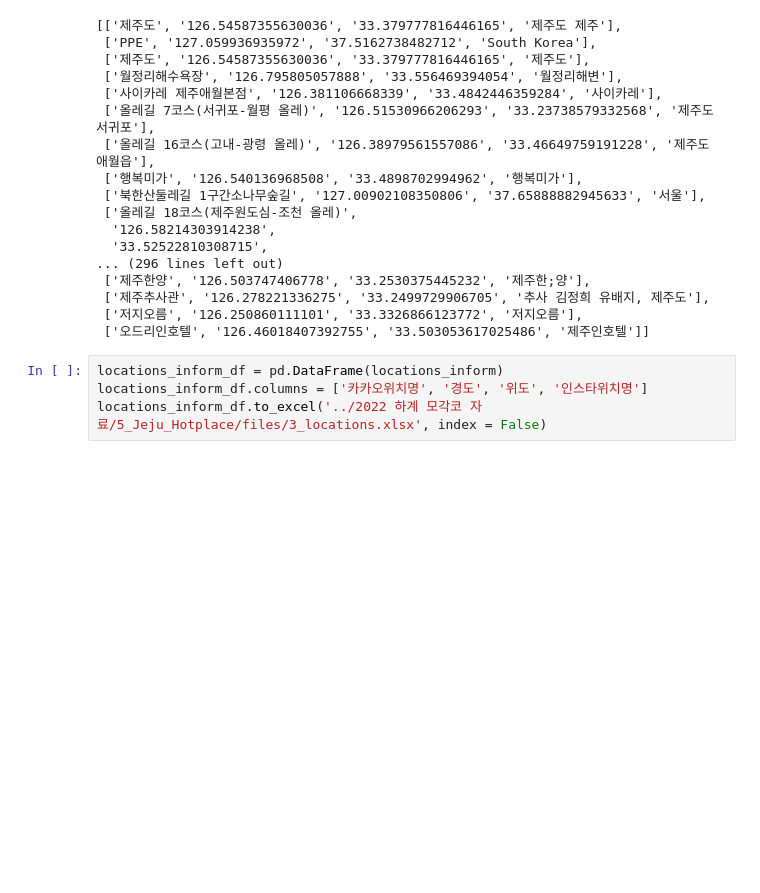
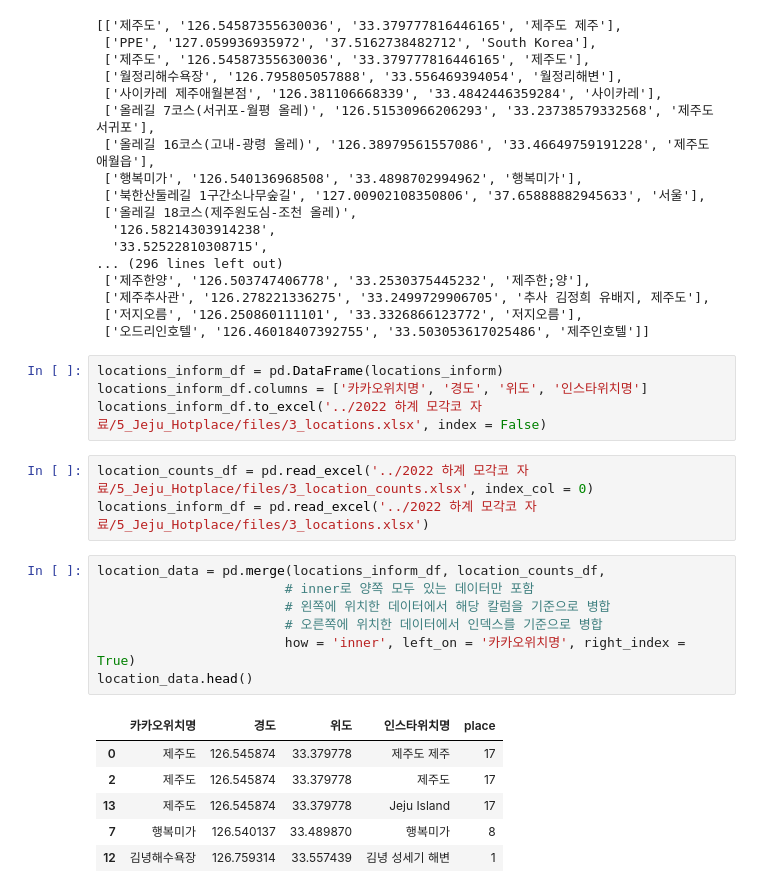
Before and after one commit to eunbin777/StudyAboutML, a Jupyter notebook: 2022 하계 모각코/chapter5-3.ipynb, the cells around one changed output. Drawn from its saved outputs; the diff is of its cells as text; blank space fills up the shorter version.

```diff
--- a/2022 하계 모각코/chapter5-3.ipynb
+++ b/2022 하계 모각코/chapter5-3.ipynb
@@ -159,3 +159,20 @@ locations_inform
 locations_inform_df = pd.DataFrame(locations_inform)
 locations_inform_df.columns = ['카카오위치명', '경도', '위도', '인스타위치명']
 locations_inform_df.to_excel('../2022 하계 모각코 자료/5_Jeju_Hotplace/files/3_locations.xlsx', index = False)
+# %%
+location_counts_df = pd.read_excel('../2022 하계 모각코 자료/5_Jeju_Hotplace/files/3_location_counts.xlsx', index_col = 0)
+locations_inform_df = pd.read_excel('../2022 하계 모각코 자료/5_Jeju_Hotplace/files/3_locations.xlsx')
+# %%
+location_data = pd.merge(locations_inform_df, location_counts_df,
+                        # inner로 양쪽 모두 있는 데이터만 포함
+                        # 왼쪽에 위치한 데이터에서 해당 칼럼을 기준으로 병합
+                        # 오른쪽에 위치한 데이터에서 인덱스를 기준으로 병합
+                        how = 'inner', left_on = '카카오위치명', right_index = True)
+location_data.head()
+# %% [output]
+|  | 카카오위치명 | 경도 | 위도 | 인스타위치명 | place |
+| 0 | 제주도 | 126.545874 | 33.379778 | 제주도 제주 | 17 |
+| 2 | 제주도 | 126.545874 | 33.379778 | 제주도 | 17 |
+| 13 | 제주도 | 126.545874 | 33.379778 | Jeju Island | 17 |
+| 7 | 행복미가 | 126.540137 | 33.489870 | 행복미가 | 8 |
+| 12 | 김녕해수욕장 | 126.759314 | 33.557439 | 김녕 성세기 해변 | 1 |
```
Also changed, not shown: parts of 3 cells of this notebook.
